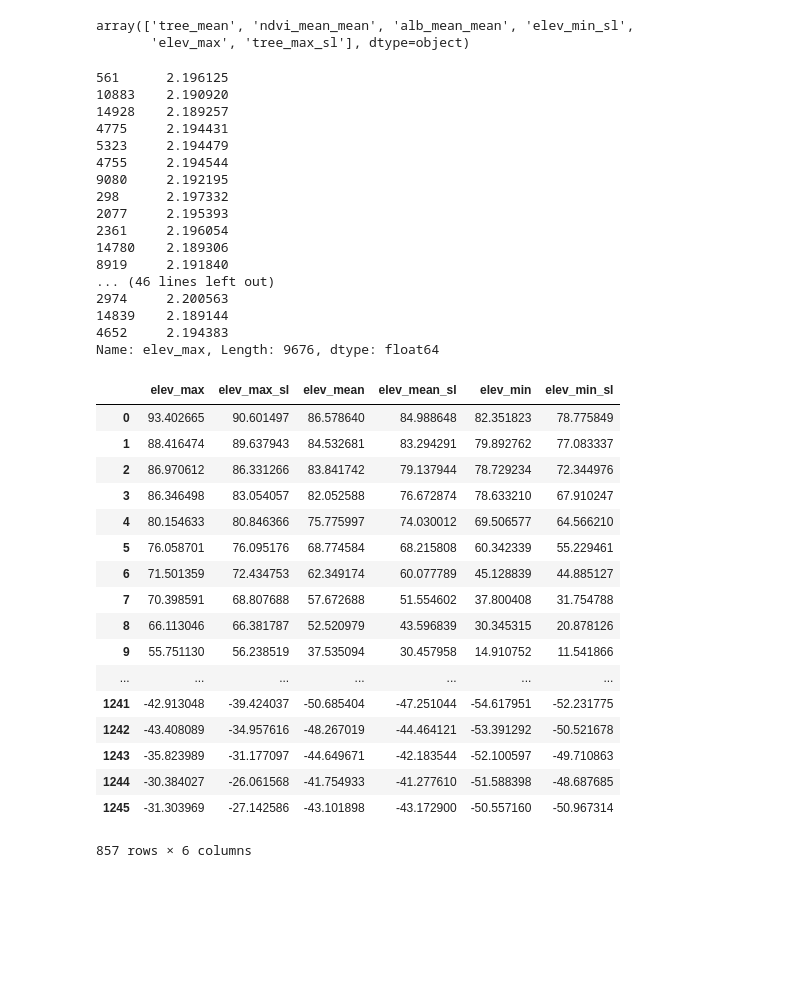
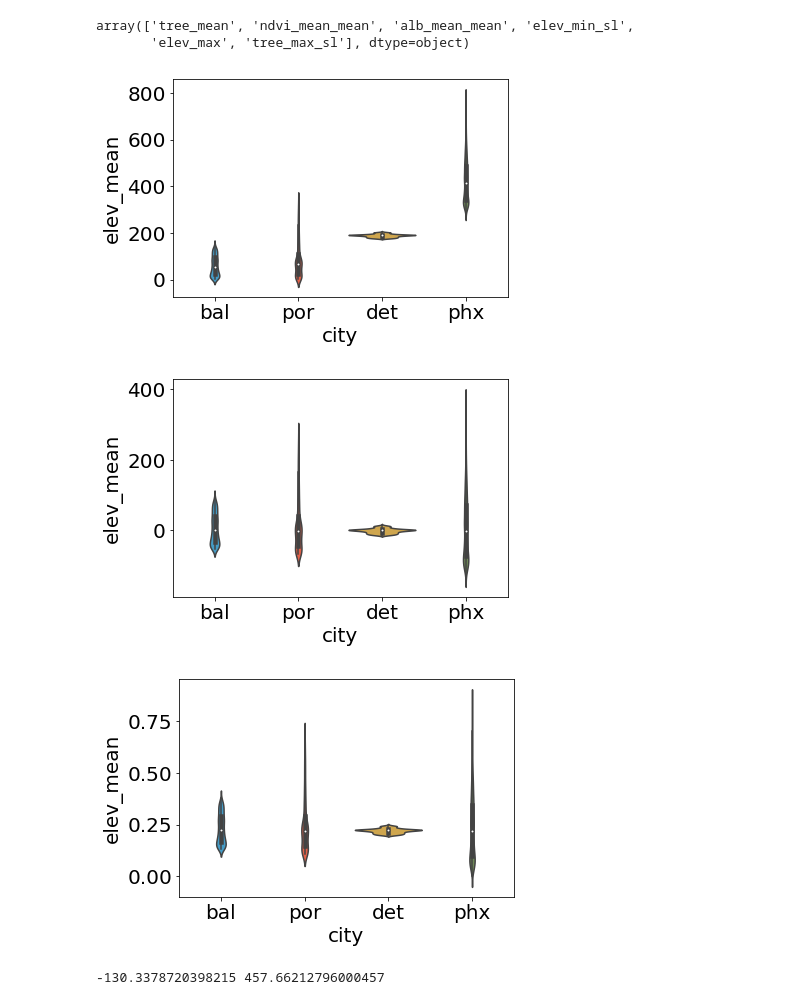
Before and after one commit to tommlogan/land_surface_temperature, a Jupyter notebook: code/analysis/debug.ipynb, the cells around one changed output. Cells and saved outputs as stored; diff of their text form; code cells hidden in the pictures; blank space fills up the shorter version.

```diff
--- a/code/analysis/debug.ipynb
+++ b/code/analysis/debug.ipynb
@@ -587,7 +588,7 @@ df = import_data(cities)
 df = transform_data(df)
 # based on the results of the variable selection, rerun the regression and
 # create the variable importance plots
-vars_selected = ['tree_mean', 'ndvi_mean_mean', 'alb_mean_mean', 'alb_mean_min', 'elev_mean', 'ndvi_mean_min']
+vars_selected = ['tree_mean', 'ndvi_mean_mean', 'alb_mean_mean', 'elev_min', 'alb_mean_min_sl', 'elev_max', 'city']
 reg_gbm, X_train = full_gbm_regression(df, cities, vars_selected)
 # %% [output]
 857 0
@@ -670,48 +652,35 @@ importance_order
 # %% [output]
 array(['tree_mean', 'ndvi_mean_mean', 'alb_mean_mean', 'elev_min_sl',
        'elev_max', 'tree_max_sl'], dtype=object)
-# %%
-X_train['all']['elev_max']
-# %% [output]
-561      2.196125
-10883    2.190920
-14928    2.189257
-4775     2.194431
-5323     2.194479
-4755     2.194544
-9080     2.192195
-298      2.197332
-2077     2.195393
-2361     2.196054
-14780    2.189306
-8919     2.191840
-... (46 lines left out)
-2974     2.200563
-14839    2.189144
-4652     2.194383
-Name: elev_max, Length: 9676, dtype: float64
-# %%
-vars_all = df.columns.values
-vars_elev = [i for i in vars_all if 'elev' in i]
-medians = df.groupby(df.city)[vars_elev].median().median(axis=1)
-medians['bal']
-df.loc[df['city']=='bal', vars_elev] - medians['bal']
-# %% [output]
-|  | elev_max | elev_max_sl | elev_mean | elev_mean_sl | elev_min | elev_min_sl |
-| 0 | 93.402665 | 90.601497 | 86.578640 | 84.988648 | 82.351823 | 78.775849 |
-| 1 | 88.416474 | 89.637943 | 84.532681 | 83.294291 | 79.892762 | 77.083337 |
-| 2 | 86.970612 | 86.331266 | 83.841742 | 79.137944 | 78.729234 | 72.344976 |
-| 3 | 86.346498 | 83.054057 | 82.052588 | 76.672874 | 78.633210 | 67.910247 |
-| 4 | 80.154633 | 80.846366 | 75.775997 | 74.030012 | 69.506577 | 64.566210 |
-| 5 | 76.058701 | 76.095176 | 68.774584 | 68.215808 | 60.342339 | 55.229461 |
-| 6 | 71.501359 | 72.434753 | 62.349174 | 60.077789 | 45.128839 | 44.885127 |
-| 7 | 70.398591 | 68.807688 | 57.672688 | 51.554602 | 37.800408 | 31.754788 |
-| 8 | 66.113046 | 66.381787 | 52.520979 | 43.596839 | 30.345315 | 20.878126 |
-| 9 | 55.751130 | 56.238519 | 37.535094 | 30.457958 | 14.910752 | 11.541866 |
-| ... | ... | ... | ... | ... | ... | ... |
-| 1241 | -42.913048 | -39.424037 | -50.685404 | -47.251044 | -54.617951 | -52.231775 |
-| 1242 | -43.408089 | -34.957616 | -48.267019 | -44.464121 | -53.391292 | -50.521678 |
-| 1243 | -35.823989 | -31.177097 | -44.649671 | -42.183544 | -52.100597 | -49.710863 |
-| 1244 | -30.384027 | -26.061568 | -41.754933 | -41.277610 | -51.588398 | -48.687685 |
-| 1245 | -31.303969 | -27.142586 | -43.101898 | -43.172900 | -50.557160 | -50.967314 |
-857 rows × 6 columns
+# %%
+# debug the elevation issue - is it scaled correctly and doing what I think it is?
+
+vars_all = df.columns.values
+vars_elev = [i for i in vars_all if 'elev' in i]
+
+df[vars_elev+['city']]
+df_elev = df.copy()
+# plot the elevation histograms
+sns.violinplot(y = 'elev_mean', x ='city', data=df_elev)
+plt.show()
+
+# subtract the mean off all of these
+medians = df_elev.groupby(df_elev.city)[vars_elev].median().median(axis=1)
+for city in ['bal', 'phx', 'por', 'det']:
+    df_elev.loc[df_elev['city']==city,vars_elev] = df_elev.loc[df_elev['city']==city,vars_elev] - medians[city]
+
+sns.violinplot(y = 'elev_mean', x ='city', data=df_elev)
+plt.show()
+
+# now scale
+elev_max = np.max(df_elev[vars_elev].values.max())
+elev_min = np.min(df_elev[vars_elev].values.min())
+df_elev.loc[:,vars_elev] = (df_elev.loc[:,vars_elev] - elev_min)/(elev_max-elev_min)
+sns.violinplot(y = 'elev_mean', x ='city', data=df_elev)
+plt.show()
+print(elev_min, elev_max)
+# %% [output]
+[figure, added]
+[figure, added]
+[figure, added]
+-130.3378720398215 457.66212796000457
```
Also changed, not shown: parts of 6 cells of this notebook, 1 other file.
